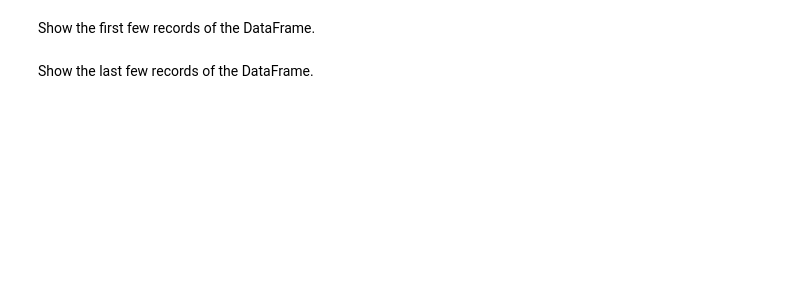
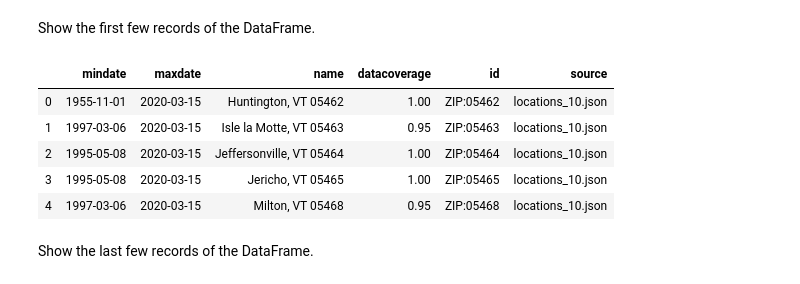
Before and after one commit to AmitSamra/DataEngineering.Labs.NOAALocations, a Jupyter notebook: loading_locations_data_into_dataframes.ipynb, the cells around one changed output. Drawn from its saved outputs; the diff is of its cells as text; code cells hidden in the pictures; blank space fills up the shorter version.

```diff
--- a/loading_locations_data_into_dataframes.ipynb
+++ b/loading_locations_data_into_dataframes.ipynb
@@ -148,6 +148,14 @@ What is the shape of the DataFrame? Does this match the number of columns and re
 Show the first few records of the DataFrame.
 # %%
 # Show the first few records
+df.head()
+# %% [output]
+|  | mindate | maxdate | name | datacoverage | id | source |
+| 0 | 1955-11-01 | 2020-03-15 | Huntington, VT 05462 | 1.00 | ZIP:05462 | locations_10.json |
+| 1 | 1997-03-06 | 2020-03-15 | Isle la Motte, VT 05463 | 0.95 | ZIP:05463 | locations_10.json |
+| 2 | 1995-05-08 | 2020-03-15 | Jeffersonville, VT 05464 | 1.00 | ZIP:05464 | locations_10.json |
+| 3 | 1995-05-08 | 2020-03-15 | Jericho, VT 05465 | 1.00 | ZIP:05465 | locations_10.json |
+| 4 | 1997-03-06 | 2020-03-15 | Milton, VT 05468 | 0.95 | ZIP:05468 | locations_10.json |
 # %% [markdown]
 Show the last few records of the DataFrame.
 # %%
```
Also changed, not shown: parts of 18 cells of this notebook.
